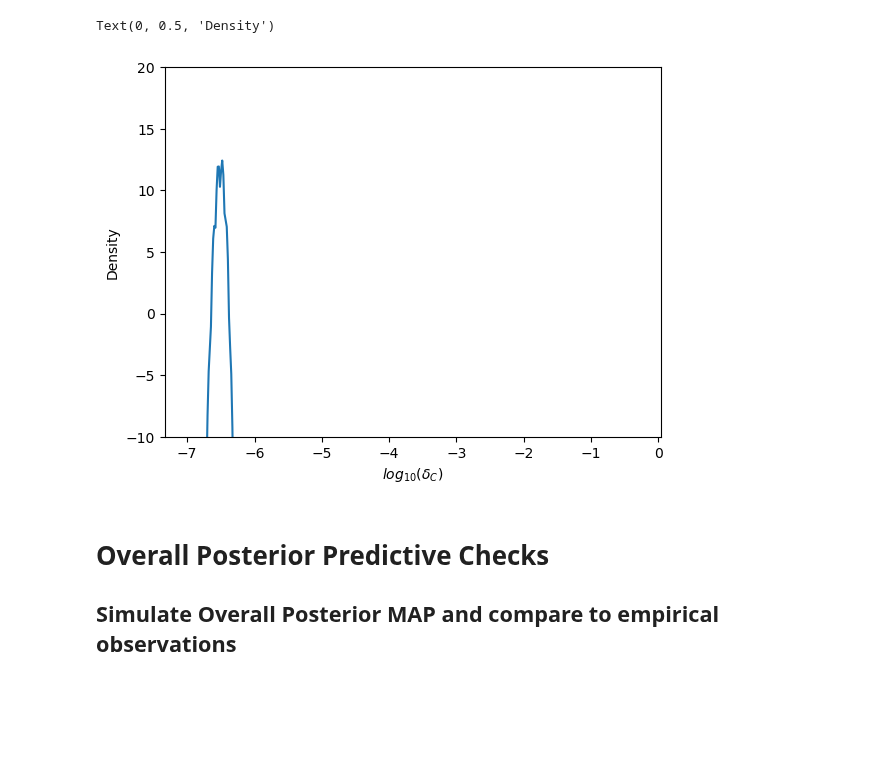
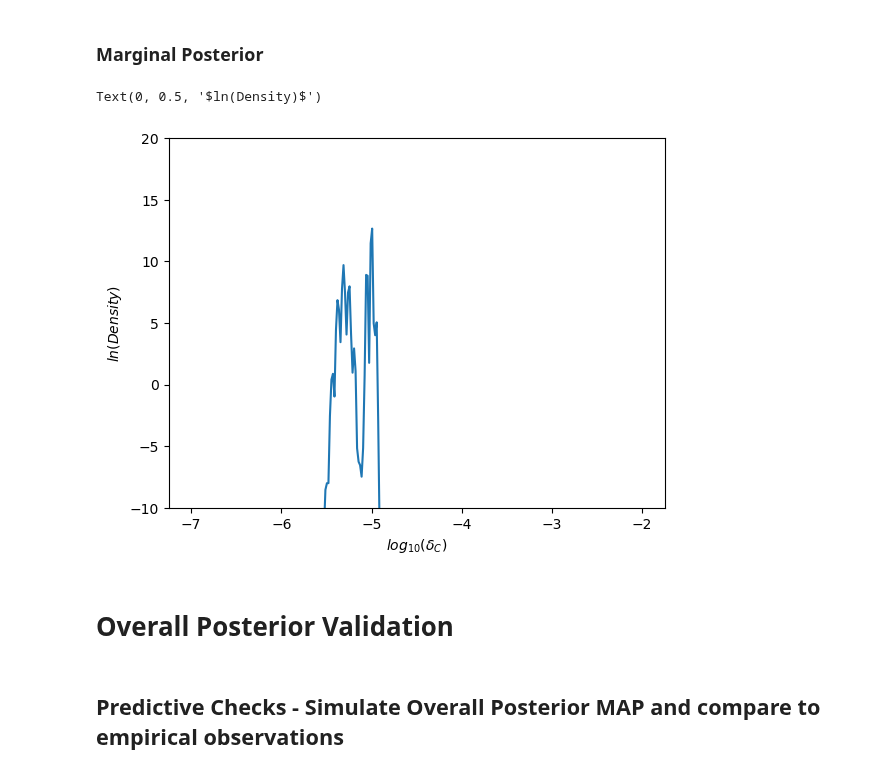
Before and after one commit to yoavram-lab/chuong_et_al, a Jupyter notebook: Overall Posterior.ipynb, the cells around one changed output. Saved outputs shown, nothing was run; the diff lists cells and outputs as text; code cells hidden in the pictures; blank space fills up the shorter version.

Commit message:
Started validation with sampling

```diff
--- a/Overall Posterior.ipynb
+++ b/Overall Posterior.ipynb
@@ -14,6 +14,6 @@ from scipy.special import logsumexp
 # %%
 # Get grid of log posterior values for x (observation)
-def get_grid(posterior, x, n):
+def get_grid(posterior, x, n, ϵ):
     # Explored space
     s = np.linspace(prior_min[0], prior_max[0], n)
     m = np.linspace(prior_min[1], prior_max[1], n)
@@ -25,25 +25,26 @@ def get_grid(posterior, x, n):
     posterior_mcmc = MCMCPosterior(potential_fn, proposal = prior)
 
     # Create empty grid
-    grd = np.array([[[[s_,m_,p_,0] for s_ in s] for m_ in m] for p_ in p]).reshape(n**3,4)
+    grd = torch.tensor([[[[s_,m_,p_,0] for s_ in s] for m_ in m] for p_ in p], dtype=torch.float32).reshape(n**3,4)
     # Fill it with posterior probability (potential = log_prob for MCMC posterior)
-    grd[:,3] = posterior_mcmc.potential(x=x,theta=torch.tensor(grd[:,0:3],dtype=torch.float32))
+    grd[:,3] = posterior_mcmc.potential(x=x,theta=grd[:,0:3])
+    grd[:,3] = grd[:,3].apply_(lambda x: max(ϵ,x))
     return grd
 
 # Estimating Overall Posterior for many observations
-def get_overall_posterior(prior,posterior,line,n):
+def get_overall_posterior(prior,posterior,line,n,ϵ):
     x = pd.read_csv(f'empirical_data/clean/{line}.csv', index_col=0)
     r = len(x)
 
     # get probs for first
-    rim = get_grid(posterior, x.iloc[0,:], n)
+    rim = get_grid(posterior, x.iloc[0,:], n,ϵ)
     prod_df = pd.DataFrame(columns = ['log_s','log_m','log_p'] + list(x.index)+['sum_logs'], index=[i for i in range(len(rim))])
     prod_df.iloc[:,0:3] = rim[:,0:3]
     prod_df.iloc[:,3] = rim[:,3]
     # insert other replicates to df
     for i in range(1,len(x)):
         x_0 = x.iloc[i,:]
-        prod_df.iloc[:,3+i] = get_grid(posterior,x_0,n)[:,3]
+        prod_df.iloc[:,3+i] = get_grid(posterior,x_0,n,ϵ)[:,3]
     # Column of sum of log-posteriors
     prod_df.loc[:,'sum_logs'] = prod_df.loc[:,list(x.index)].sum(axis=1)
 
@@ -64,6 +65,6 @@ def get_overall_posterior(prior,posterior,line,n):
     prod_df['log_overall_posterior'] = prod_df['sum_logs']+np.log((1/A)**(1-r))+log_C
 
     # Dump to csv
-    # prod_df.to_csv(f'overall_posteriors/{line}_overall_posterior.csv')
+    prod_df.to_csv(f'overall_posteriors/{line}_overall_posterior.csv')
 
     return prod_df
@@ -71,10 +74,13 @@ def get_overall_posterior(prior,posterior,line,n):
 %%time
 
 prior_min = np.log10(np.array([1e-2,1e-7,1e-8]))
-prior_max = np.log10(np.array([1,0.5,1e-2]))
+prior_max = np.log10(np.array([1,1e-2,1e-2]))
 prior = utils.BoxUniform(low=torch.tensor(prior_min),
                          high=torch.tensor(prior_max))
-n_ = 200
+
 posterior = pickle.load(open(f'posteriors/posterior_chuong.pkl', 'rb'))
-prod_df = get_overall_posterior(prior,posterior,'wt',n_)
+
+for line in ['wt','ltr','ars','all']:
+    prod_df = get_overall_posterior(prior,posterior,line,n=300,ϵ=-200)
+    print(prod_df.iloc[prod_df['log_overall_posterior'].idxmax(), [0,1,2,-1]])
 # %% [output]
@@ -83,18 +104,21 @@ Wall time: 1min 28s
+# %% [markdown]
+### Marginal Posterior
 # %%
 # Marginal posterior of mutation rate - all
 # Using a pre-saved grid of n=400
-prod_df = pd.read_csv('overall_posteriors/all_overall_posterior.csv', index_col=0)
+# prod_df = pd.read_csv('overall_posteriors/all_overall_posterior.csv', index_col=0)
 marg_m = prod_df.groupby('log_m')['log_overall_posterior'].apply(lambda x: logsumexp(x))
 plt.plot(prod_df['log_m'].unique(),marg_m)
 plt.ylim(-10,20)
 plt.xlabel('$log_{10}({δ_C})$')
-plt.ylabel('Density')
+plt.ylabel('$ln(Density)$')
 # %% [output]
-Text(0, 0.5, 'Density')
+Text(0, 0.5, '$ln(Density)$')
-[figure, old version]
+[figure, new version]
 # %% [markdown]
-# Overall Posterior Predictive Checks
-## Simulate Overall Posterior MAP and compare to empirical observations
+# Overall Posterior Validation
+# %% [markdown]
+## Predictive Checks - Simulate Overall Posterior MAP and compare to empirical observations
 # %%
 from cnv_simulation_initial_beneficial import CNVsimulator_simpleWF
 
```
Also changed, not shown: parts of 13 cells of this notebook.
